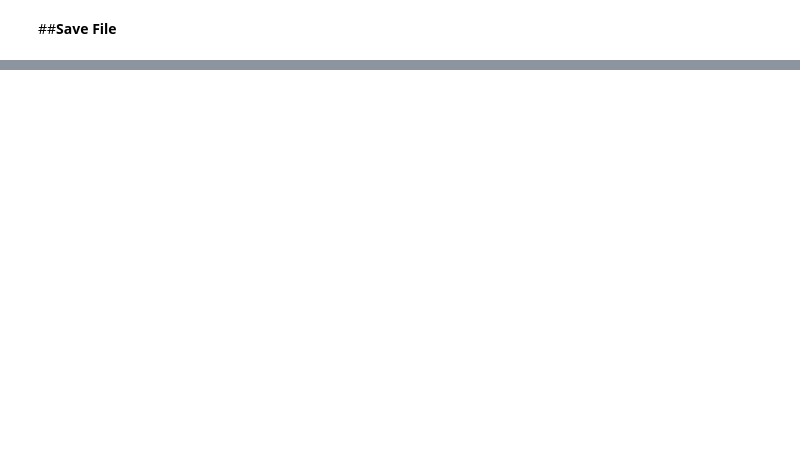
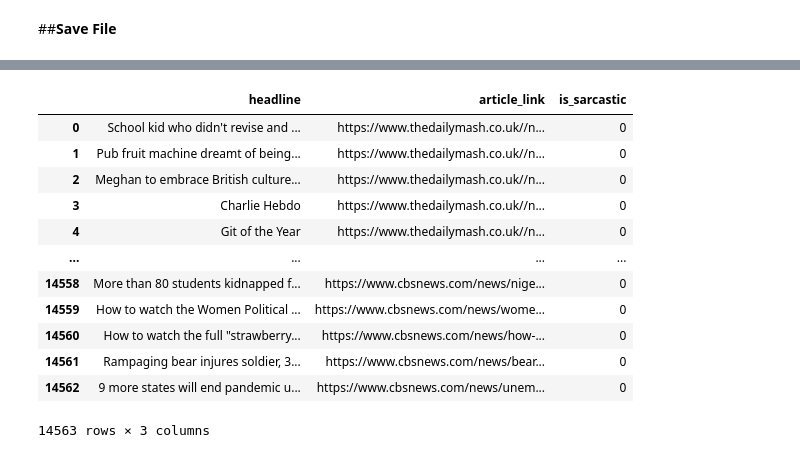
Before and after one commit to phutaekwondo/CS114.L21, a Jupyter notebook: collect_sarcasm/collect_data_Sarcasm.ipynb, the cells around one changed output, grey strips where cells are left out. Saved outputs shown, nothing was run; the diff lists cells and outputs as text; code cells hidden in the pictures; blank space fills up the shorter version.

```diff
--- a/collect_sarcasm/collect_data_Sarcasm.ipynb
+++ b/collect_sarcasm/collect_data_Sarcasm.ipynb
@@ -273,0 +424,18 @@ full_data.to_json('sarcasm_dataset.json')
+# %%
+name_test_real = ['thedailymash', 'bestinau', 'cbsnews']
+real_test = to_dateframe(name_test_real, 0)
+real_test
+# %% [output]
+|  | headline | article_link | is_sarcastic |
+| 0 | School kid who didn't revise and ... | https://www.thedailymash.co.uk//n... | 0 |
+| 1 | Pub fruit machine dreamt of being... | https://www.thedailymash.co.uk//n... | 0 |
+| 2 | Meghan to embrace British culture... | https://www.thedailymash.co.uk//n... | 0 |
+| 3 | Charlie Hebdo | https://www.thedailymash.co.uk//n... | 0 |
+| 4 | Git of the Year | https://www.thedailymash.co.uk//n... | 0 |
+| ... | ... | ... | ... |
+| 14558 | More than 80 students kidnapped f... | https://www.cbsnews.com/news/nige... | 0 |
+| 14559 | How to watch the Women Political ... | https://www.cbsnews.com/news/wome... | 0 |
+| 14560 | How to watch the full "strawberry... | https://www.cbsnews.com/news/how-... | 0 |
+| 14561 | Rampaging bear injures soldier, 3... | https://www.cbsnews.com/news/bear... | 0 |
+| 14562 | 9 more states will end pandemic u... | https://www.cbsnews.com/news/unem... | 0 |
+14563 rows × 3 columns
```
Also changed, not shown: parts of 29 cells of this notebook.
